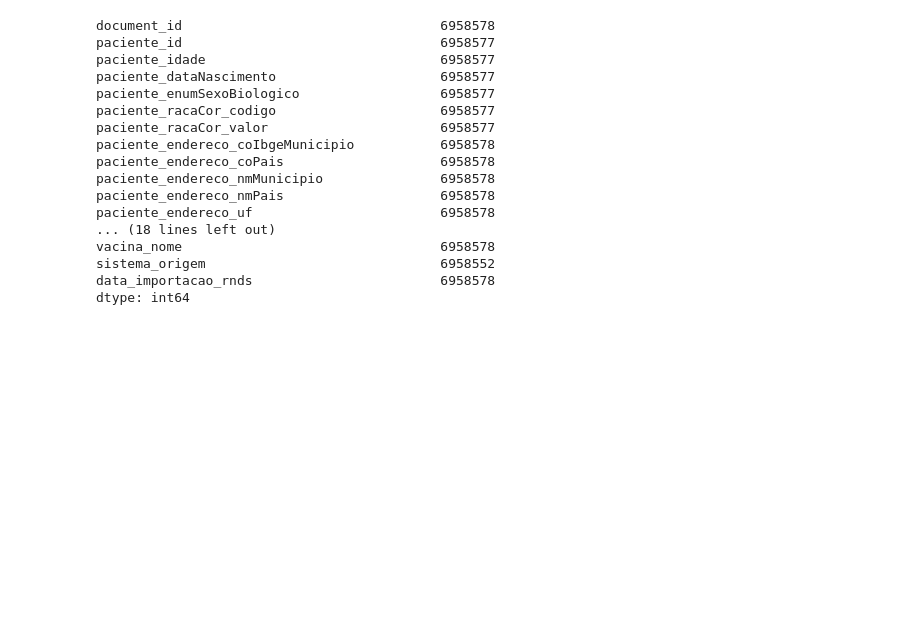
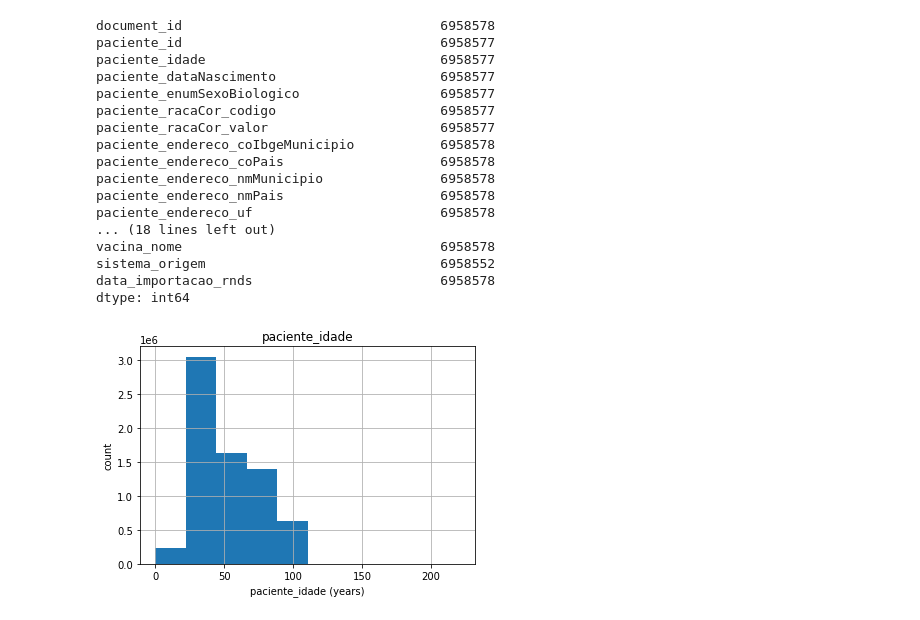
Before and after one commit to massaoiwanaga/topespsi, a Jupyter notebook: TESI_VAC_COVID.ipynb, the cells around one changed output. Cells and saved outputs as stored; diff of their text form; code cells hidden in the pictures; blank space fills up the shorter version.

```diff
--- a/TESI_VAC_COVID.ipynb
+++ b/TESI_VAC_COVID.ipynb
@@ -110,3 +111,15 @@ vacina_nome                                 6958578
 sistema_origem                              6958552
 data_importacao_rnds                        6958578
 dtype: int64
+# %%
+# Plot 'Idade' variable in a histogram
+
+pd.DataFrame.hist(df_vacinacao[['paciente_idade']])
+
+plt.xlabel('paciente_idade (years)')
+
+plt.ylabel('count')
+
+plt.show()
+# %% [output]
+[figure, added]
```
Also changed, not shown: parts of 8 cells of this notebook.
